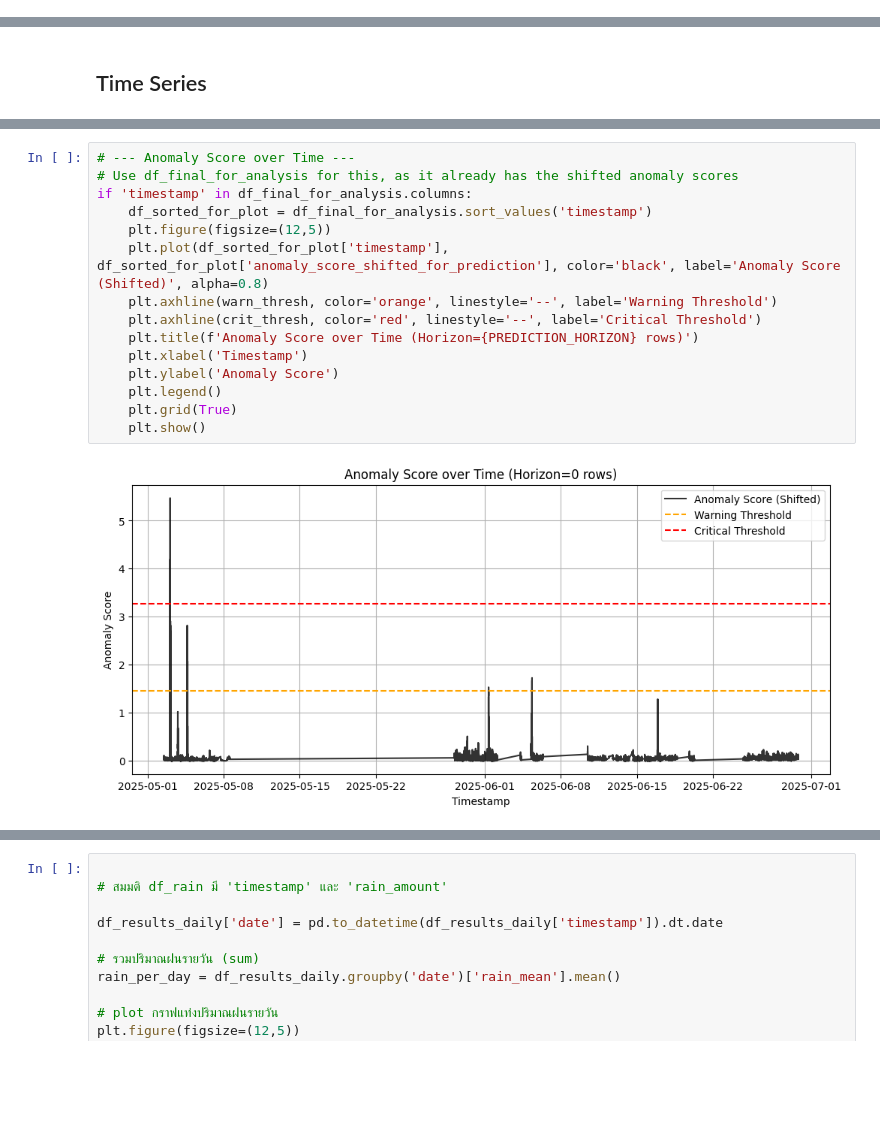
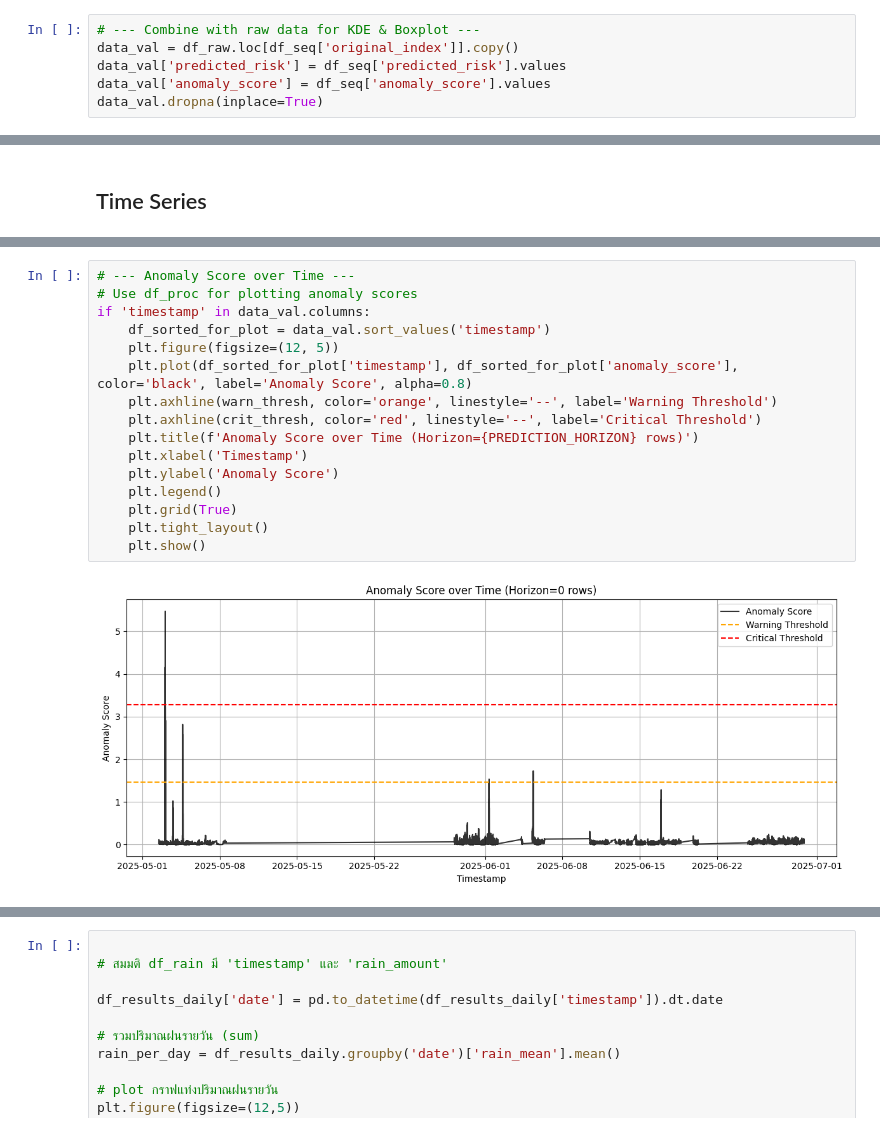
Before and after one commit to Ahmadaduwa/Landslide, a Jupyter notebook: models/LSTM_Autoencoders/LSTM_Autoencoders_Validate.ipynb, the cells around one changed output, grey strips where cells are left out. Saved outputs shown, nothing was run; the diff lists cells and outputs as text; blank space fills up the shorter version.

```diff
--- a/models/LSTM_Autoencoders/LSTM_Autoencoders_Validate.ipynb
+++ b/models/LSTM_Autoencoders/LSTM_Autoencoders_Validate.ipynb
@@ -291,3 +179,9 @@ PCA visualization of Reconstruction Error completed.
+# %%
+# --- Combine with raw data for KDE & Boxplot ---
+data_val = df_raw.loc[df_seq['original_index']].copy()
+data_val['predicted_risk'] = df_seq['predicted_risk'].values
+data_val['anomaly_score'] = df_seq['anomaly_score'].values
+data_val.dropna(inplace=True)
 # %% [markdown]
 # Describe
 # %%
@@ -420,20 +286,21 @@ df_final_for_analysis['timestamp'].max()
 Timestamp('2025-06-29 20:26:00')
 # %%
 # --- Anomaly Score over Time ---
-# Use df_final_for_analysis for this, as it already has the shifted anomaly scores
-if 'timestamp' in df_final_for_analysis.columns:
-    df_sorted_for_plot = df_final_for_analysis.sort_values('timestamp')
-    plt.figure(figsize=(12,5))
-    plt.plot(df_sorted_for_plot['timestamp'], df_sorted_for_plot['anomaly_score_shifted_for_prediction'], color='black', label='Anomaly Score (Shifted)', alpha=0.8)
+# Use df_proc for plotting anomaly scores
+if 'timestamp' in data_val.columns:
+    df_sorted_for_plot = data_val.sort_values('timestamp')
+    plt.figure(figsize=(12, 5))
+    plt.plot(df_sorted_for_plot['timestamp'], df_sorted_for_plot['anomaly_score'], color='black', label='Anomaly Score', alpha=0.8)
     plt.axhline(warn_thresh, color='orange', linestyle='--', label='Warning Threshold')
     plt.axhline(crit_thresh, color='red', linestyle='--', label='Critical Threshold')
     plt.title(f'Anomaly Score over Time (Horizon={PREDICTION_HORIZON} rows)')
     plt.xlabel('Timestamp')
     plt.ylabel('Anomaly Score')
     plt.legend()
     plt.grid(True)
+    plt.tight_layout()
     plt.show()
 # %% [output]
-[figure, old version]
+[figure, new version]
 # %%
 # --- Detailed Time Series Plot for a Specific Range ---
```
Also changed, not shown: parts of 23 cells of this notebook, 5 other files.
